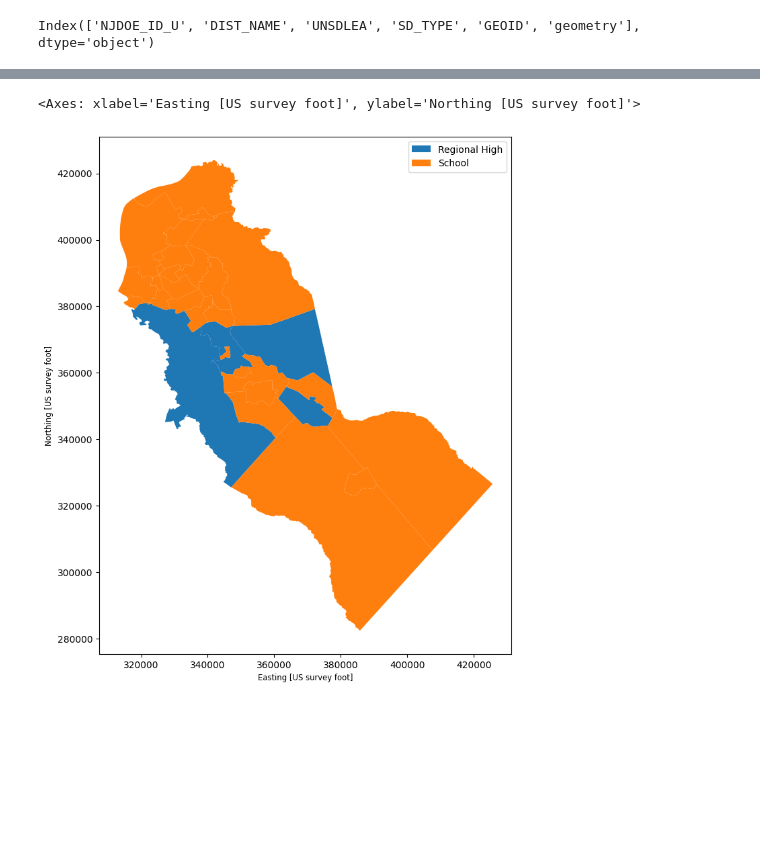
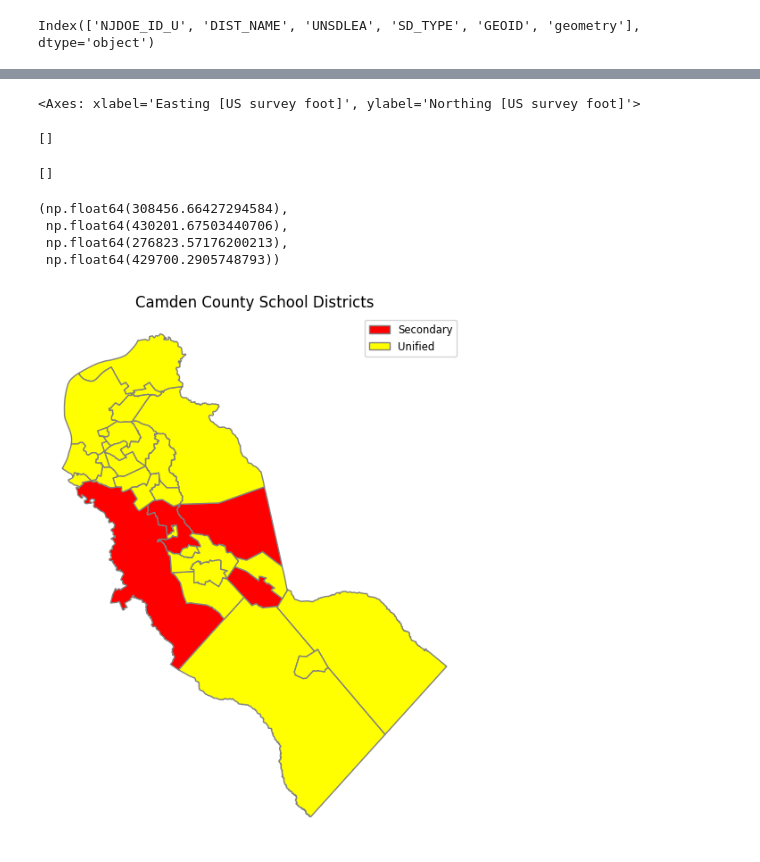
Before and after one commit to MhiyaJ/My-GIS-Stuff, a Jupyter notebook: CCHSDistrict.ipynb, the cells around one changed output, grey strips where cells are left out. Drawn from its saved outputs; the diff is of its cells as text; code cells hidden in the pictures; blank space fills up the shorter version.

```diff
--- a/CCHSDistrict.ipynb
+++ b/CCHSDistrict.ipynb
@@ -78,21 +78,25 @@ njrhs.head(5)
 njrhs["NJDOE_ID_S"] = njrhs["NJDOE_ID_S"].astype(str)
 njrhs[["CountyCode", "DistrictCode"]] = njrhs["NJDOE_ID_S"].str.extract(r"(\d{2}).*(\d{4})")
 
-njsch["NJDOE_ID_U"] = njhs["NJDOE_ID_U"].astype(str)
+njsch["NJDOE_ID_U"] = njsch["NJDOE_ID_U"].astype(str)
 njsch[["CountyCode", "DistrictCode"]] = njsch["NJDOE_ID_U"].str.extract(r"(\d{2}).*(\d{4})")
 # %%
 #new columns, DistrictCode and CountyCode, with County Code only including Camden County
 njrhs2 = njrhs[njrhs['CountyCode'] == '07'][['DistrictCode', 'CountyCode', 'DIST_NAME', 'GEOID', 'geometry']]
+njrhs2['DistrictCode']=njrhs2.DistrictCode.str.strip()
 
 njsch2=njsch[njsch['CountyCode'] == '07'][['DistrictCode', 'CountyCode', 'DIST_NAME', 'GEOID','geometry']]
+njsch2['DistrictCode']=njsch2.DistrictCode.str.strip()
 # %%
 #Googled: How to combine onto 1 spreadsheet
 #Add optional column to keep track where rows come from
-njsch2['type']='School'
-njrhs2['type']='Regional High'
+njsch2['type']='Unified'
+njrhs2['type']='Secondary'
 
 #Stack them into one single geodataframe
 cchs=pd.concat([njsch2, njrhs2], ignore_index=True)
 
 #convert back to geodataframe to preserve map plotting capabilities
 cchs=gpd.GeoDataFrame(cchs,geometry='geometry')
+
+cchs
@@ -99,5 +121,22 @@ cchs=gpd.GeoDataFrame(cchs,geometry='geometry')
-# %%
-cchs.plot(column='type', legend=True, figsize=(10,10))
-# %% [output]
-<Axes: xlabel='Easting [US survey foot]', ylabel='Northing [US survey foot]'>
-[figure, removed]
+# %%
+fig, ax = plt.subplots(1, figsize=(6,10))
+# Note: Removed scheme='natural_breaks' and k=5 because 'type' is a categorical text column, via Gemini.  explained column is not numerical.
+cchs.plot(ax=ax,column='type',legend=True,cmap='autumn',
+         edgecolor='grey',linewidth=1,legend_kwds={
+        'loc':'upper right','title_fontsize':'medium','fontsize':'small','markerscale':1.4}) #
+
+ax.title.set_text("Camden County School Districts")
+ax.set_xticks([]) #kills xticks
+ax.set_yticks([]) #kills xticks
+
+ax.margins(0.04) #super useful options to make map bigger in canvas; always make it as big as possible!
+ax.axis('off')
+# %% [output]
+<Axes: xlabel='Easting [US survey foot]', ylabel='Northing [US survey foot]'>
+[]
+[]
+(np.float64(308456.66427294584),
+ np.float64(430201.67503440706),
+ np.float64(276823.57176200213),
+ np.float64(429700.2905748793))
+[figure, added]
```
Also changed, not shown: parts of 10 cells of this notebook.
